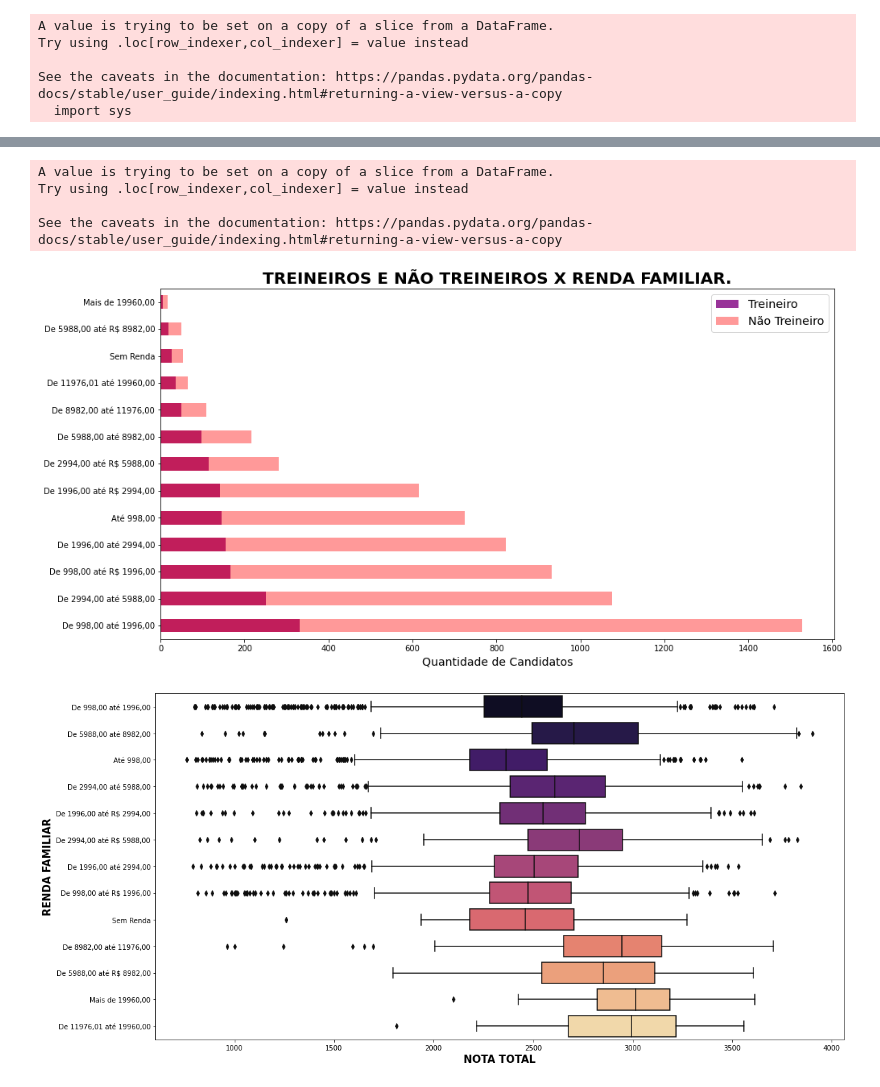
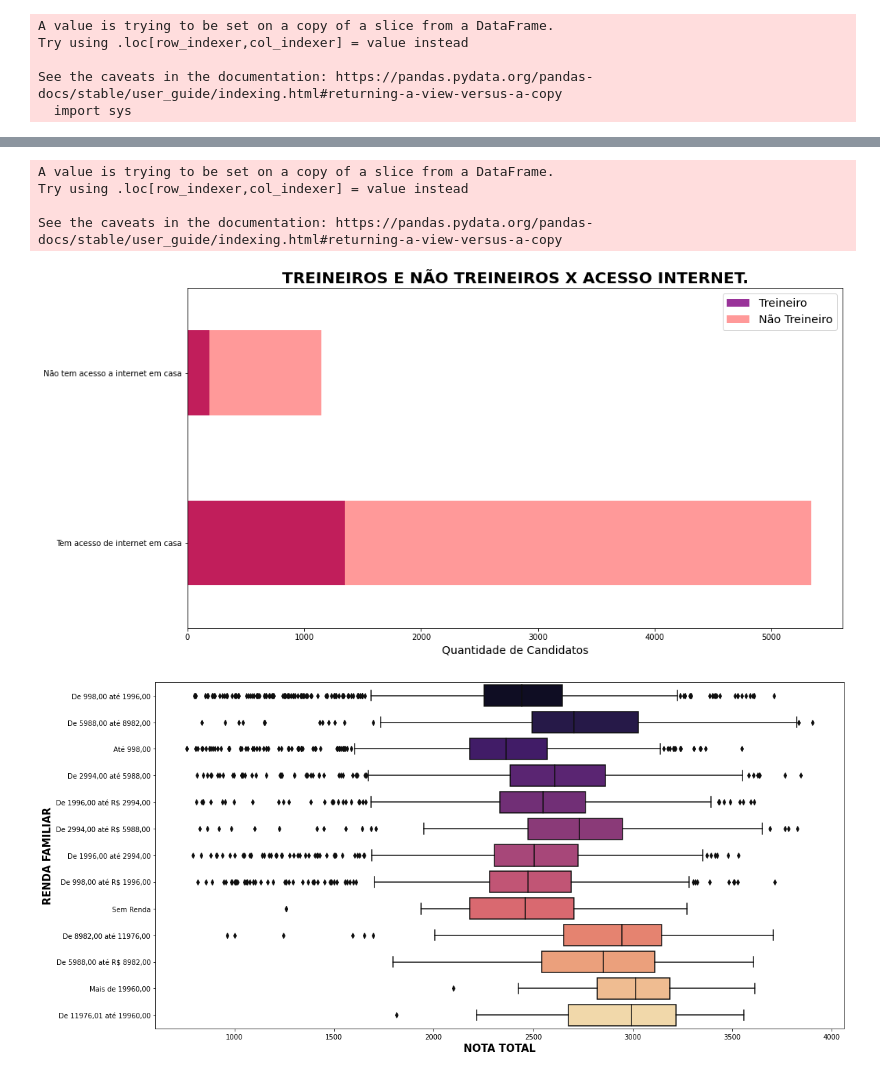
Before and after one commit to NophaieViscente/AnaliseDadosENEM, a Jupyter notebook: Analisando_Dados_da_Educação_ENEM_SC_Mesorregião_Serrana_|_Microrregião_de_Curitibanos.ipynb, the cells around one changed output, grey strips where cells are left out. Saved outputs shown, nothing was run; the diff lists cells and outputs as text; code cells hidden in the pictures.

```diff
--- a/Analisando_Dados_da_Educação_ENEM_SC_Mesorregião_Serrana_|_Microrregião_de_Curitibanos.ipynb
+++ b/Analisando_Dados_da_Educação_ENEM_SC_Mesorregião_Serrana_|_Microrregião_de_Curitibanos.ipynb
@@ -249,20 +278,20 @@ for axis in ['top', 'right', 'left']:
 # %%
 dicionario_acesso_internet = {'A' : 'Não tem acesso a internet em casa','B':'Tem acesso de internet em casa'}
 dados_rs_sem_nota_zero['Q025'] = dados_rs_sem_nota_zero['Q025'].replace(dicionario_acesso_internet)
-treineiro_renda = dados_rs_sem_nota_zero.query('IN_TREINEIRO == 1')['Q006'].value_counts()
-nao_treineiro_renda = dados_rs_sem_nota_zero.query('IN_TREINEIRO == 0')['Q006'].value_counts()
+treineiro_renda = dados_rs_sem_nota_zero.query('IN_TREINEIRO == 1')['Q025'].value_counts()
+nao_treineiro_renda = dados_rs_sem_nota_zero.query('IN_TREINEIRO == 0')['Q025'].value_counts()
 treineiro_renda.plot(kind='barh',color='purple',alpha=.8,figsize=(15,8))
 nao_treineiro_renda.plot(kind='barh',color='red',alpha=.4,figsize=(15,8))
 plt.legend(['Treineiro','Não Treineiro'],fontsize='x-large')
-plt.title('TREINEIROS E NÃO TREINEIROS X RENDA FAMILIAR.',fontdict={'fontsize':20,'fontweight':'semibold'})
+plt.title('TREINEIROS E NÃO TREINEIROS X ACESSO INTERNET.',fontdict={'fontsize':20,'fontweight':'semibold'})
 plt.xlabel('Quantidade de Candidatos',fontdict={'fontsize':14})
 plt.show()
 # %% [output]
 A value is trying to be set on a copy of a slice from a DataFrame.
 Try using .loc[row_indexer,col_indexer] = value instead
 
 See the caveats in the documentation: https://pandas.pydata.org/pandas-docs/stable/user_guide/indexing.html#returning-a-view-versus-a-copy
-[figure, old version]
+[figure, new version]
 # %%
 plt.figure(figsize=(18,9.3))
 sns.boxplot(data=dados_rs_sem_nota_zero,x='NU_NOTA_TOTAL',y='Q006',orient='h',palette='magma')
```
Also changed, not shown: parts of 5 cells of this notebook.
